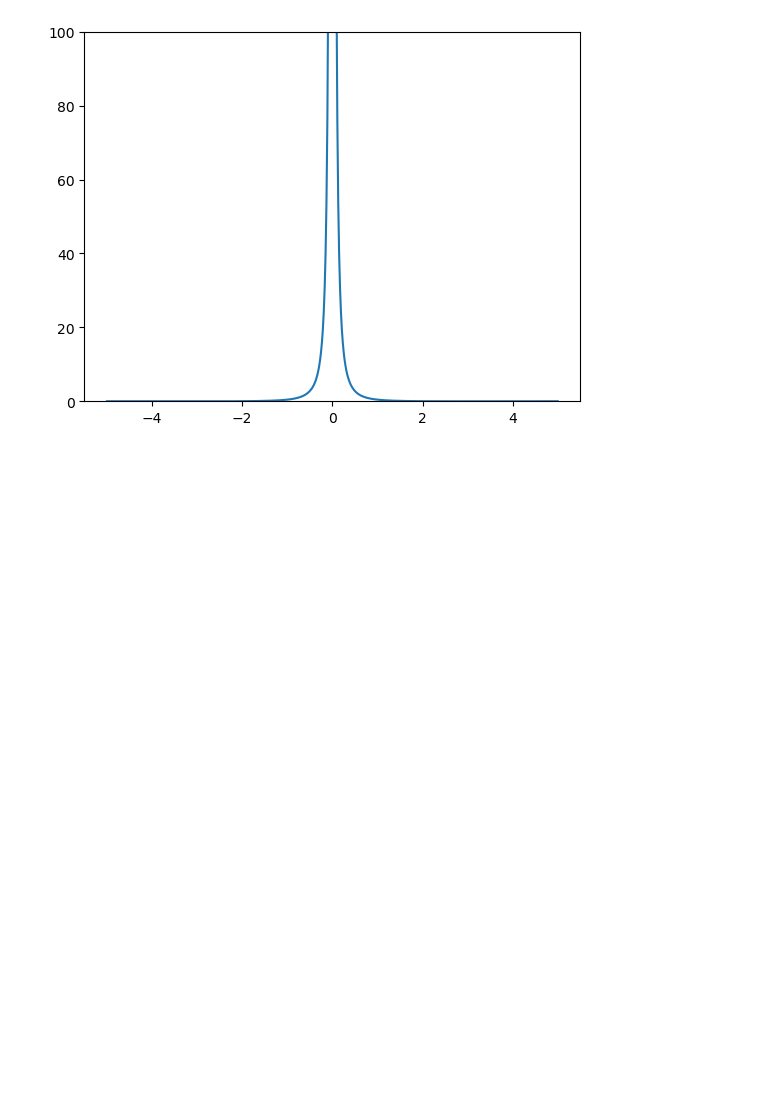
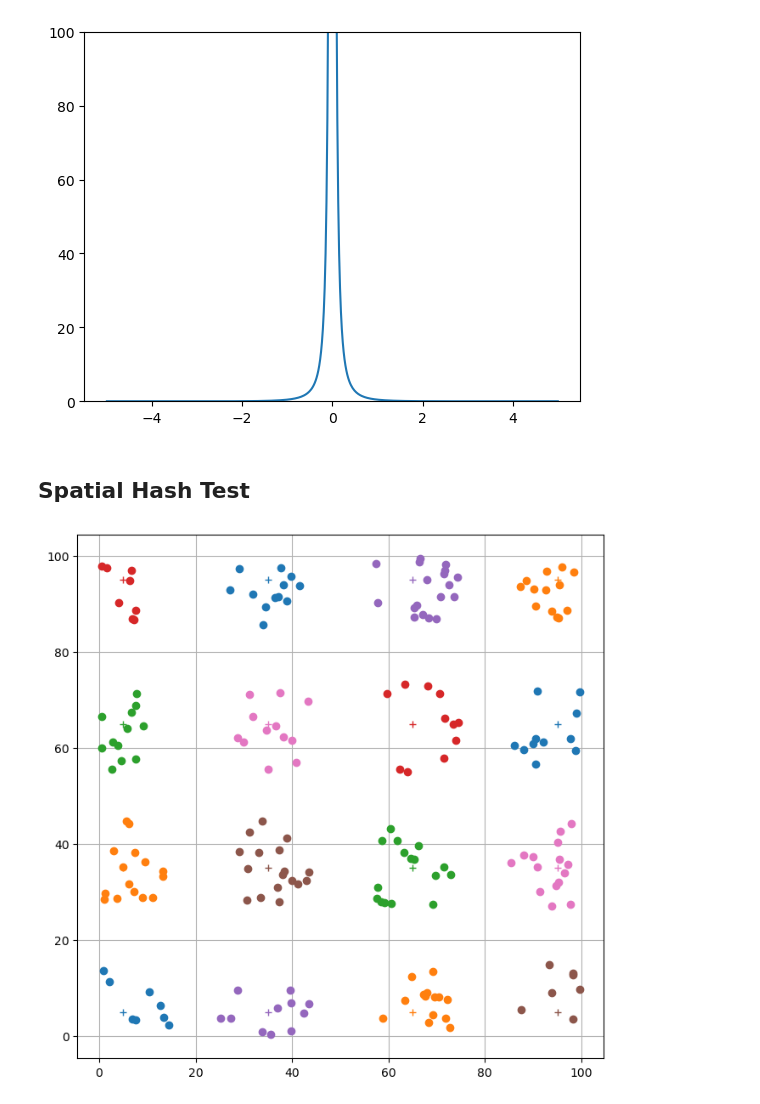
Before and after one commit to Zander-M/ST_Gaussian_PRM, a Jupyter notebook: notebooks/tests.ipynb, the cells around one changed output. Cells and saved outputs as stored; diff of their text form; code cells hidden in the pictures; blank space fills up the shorter version.

Commit message:
git add spatial hash test

```diff
--- a/notebooks/tests.ipynb
+++ b/notebooks/tests.ipynb
@@ -1238,3 +1238,39 @@ plt.plot(x, y)
 plt.show()
 # %% [output]
 [figure]
+# %% [markdown]
+## Spatial Hash Test
+# %%
+import matplotlib.pyplot as plt
+import numpy as np
+from swarm_prm.solvers.swarm_prm.micro.spatial_hash import SpatialHash
+
+num_points = 500
+num_samples = 10
+
+pts = []
+
+coords = np.random.uniform(0, 100, (num_points, 2))
+
+samples = np.mgrid[5:105:30, 5:105:30].reshape(2, -1).T
+
+sh = SpatialHash(10)
+
+for idx, pts in enumerate(coords):
+    sh.insert(idx, pts)
+
+fig, ax = plt.subplots(figsize=(8, 8))
+
+cmap = plt.get_cmap("tab10")
+
+for i, s in enumerate(samples):
+    neigh = sh.query_radius(s, 10)
+    ax.plot(s[0], s[1], "+", color=cmap(i%7))
+    for n in neigh:
+        ax.plot(coords[n][0], coords[n][1], "o", color=cmap(i%7))
+
+
+plt.grid(True)
+plt.show()
+# %% [output]
+[figure, added]
```
